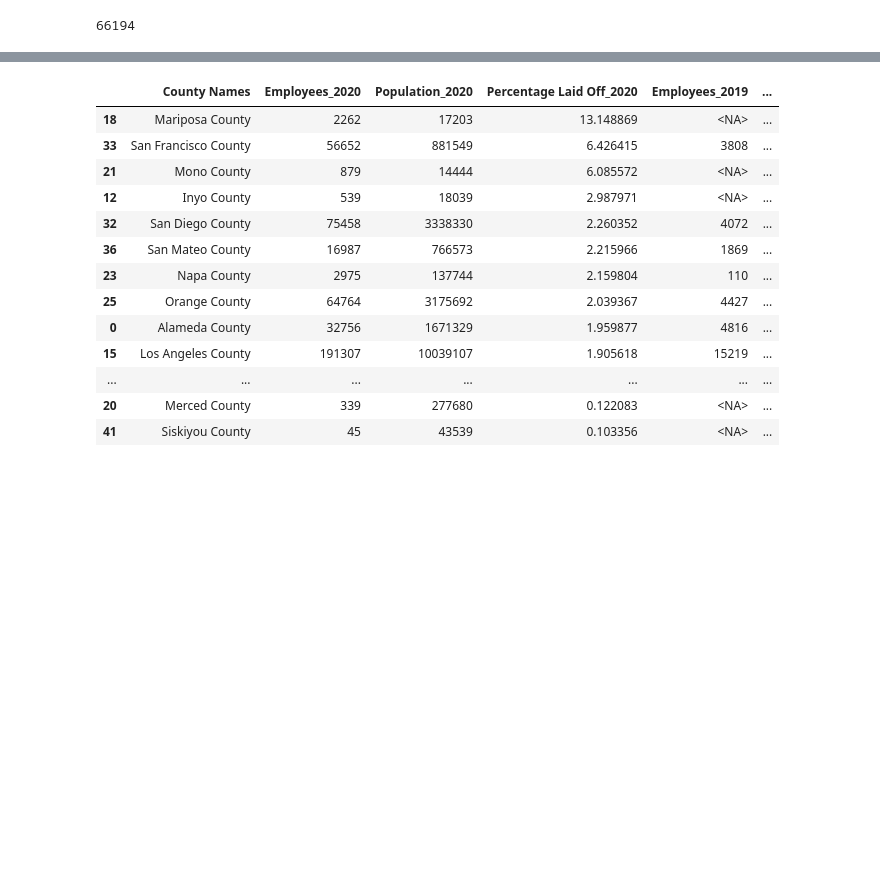
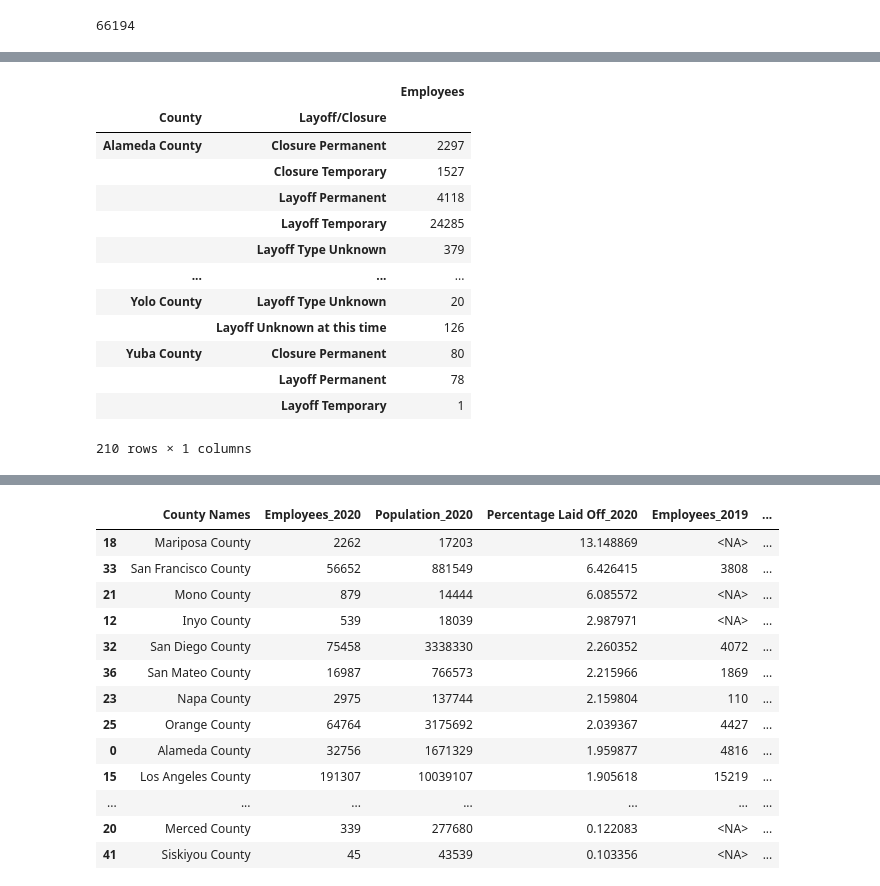
Before and after one commit to biglocalnews/WARN_Cali_analysis, a Jupyter notebook: hardest_hit/hardest_hit_bylayoffs.ipynb, the cells around one changed output, grey strips where cells are left out. Saved outputs shown, nothing was run; the diff lists cells and outputs as text; code cells hidden in the pictures; blank space fills up the shorter version.

```diff
--- a/hardest_hit/hardest_hit_bylayoffs.ipynb
+++ b/hardest_hit/hardest_hit_bylayoffs.ipynb
@@ -198,0 +257,17 @@ layoff_sum_2019
+# %%
+cali_2020.groupby(['County','Layoff/Closure']).agg('sum')
+# %% [output]
+|  |  | Employees |
+| County | Layoff/Closure |  |
+| Alameda County | Closure Permanent | 2297 |
+|  | Closure Temporary | 1527 |
+|  | Layoff Permanent | 4118 |
+|  | Layoff Temporary | 24285 |
+|  | Layoff Type Unknown | 379 |
+| ... | ... | ... |
+| Yolo County | Layoff Type Unknown | 20 |
+|  | Layoff Unknown at this time | 126 |
+| Yuba County | Closure Permanent | 80 |
+|  | Layoff Permanent | 78 |
+|  | Layoff Temporary | 1 |
+210 rows × 1 columns
```
Also changed, not shown: parts of 11 cells of this notebook.
